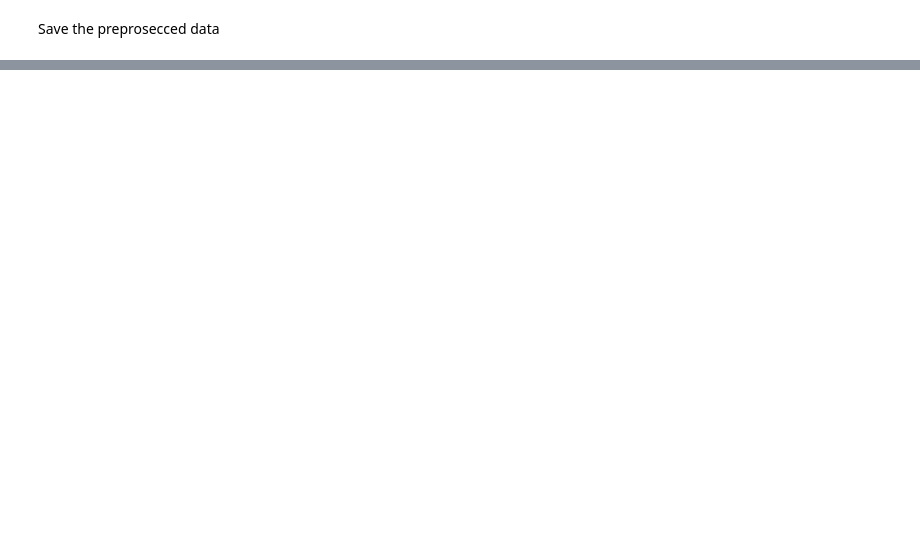
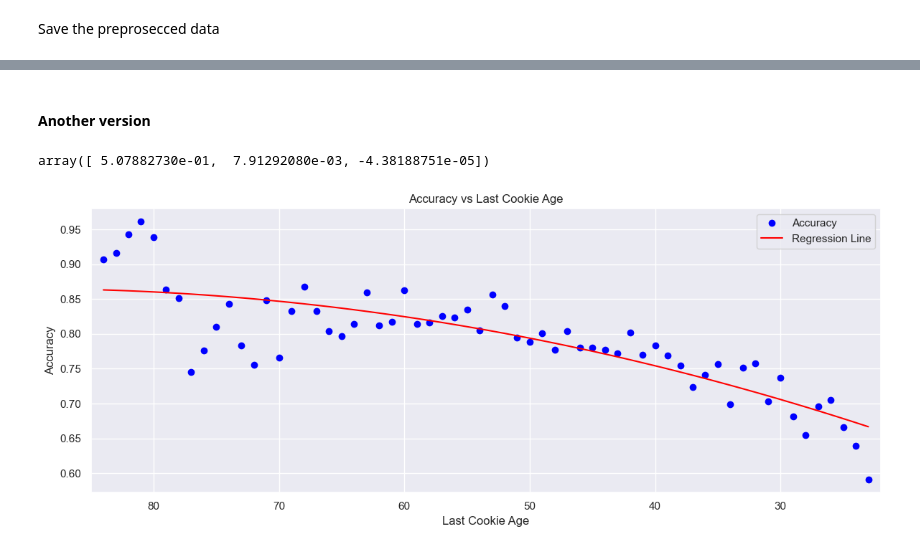
Before and after one commit to menisadi/merged, a Jupyter notebook: Notebooks/Test my perfect cookies.ipynb, the cells around one changed output, grey strips where cells are left out. Saved outputs shown, nothing was run; the diff lists cells and outputs as text; code cells hidden in the pictures; blank space fills up the shorter version.

```diff
--- a/Notebooks/Test my perfect cookies.ipynb
+++ b/Notebooks/Test my perfect cookies.ipynb
@@ -353,0 +519,2 @@ data.to_parquet('100KHH.parquet')
+# %%
+tested_train = result.join(result_full, how='left')
@@ -353,0 +602,6 @@ data.to_parquet('100KHH.parquet')
+# %% [markdown]
+#### Another version
+# %%
+tested_train_merged = tested_train[tested_train["mergeable"] == True]
+# %%
+success_rate_by_age = tested_train_merged.groupby("last_cookie_age")["mergeable_full"].mean()
@@ -353,0 +610,26 @@ data.to_parquet('100KHH.parquet')
+# %%
+x = np.array(success_rate_by_age.index)
+y = np.array(success_rate_by_age)
+
+# b, m = polyfit(x=success_rate_by_age.index, y=success_rate_by_age, deg=1)
+coeffs = polyfit(x, y, deg=2)
+# %%
+coeffs
+# %% [output]
+array([ 5.07882730e-01,  7.91292080e-03, -4.38188751e-05])
+# %%
+# plt.plot(accuracy_by_age, 'o-')
+plt.plot(x, y, 'o', label='Accuracy', color='blue')
+plt.plot(x, coeffs[0] + coeffs[1] * x + coeffs[2] * x**2, '-', label='Regression Line', color="red")
+# plt.plot(accuracy_by_age.index, b + m * accuracy_by_age.index, '-', label='Regression Line')
+plt.xlim(success_rate_by_age.index.max()+1, success_rate_by_age.index.min()-1)
+# plt.errorbar(x, y, yerr=success_rate_by_age_std[::-1], fmt='o-', capsize=4, ecolor="grey")
+# plt.errorbar(x, y, yerr=stds, fmt='o-', capsize=4, ecolor="grey")
+plt.xlabel('Last Cookie Age')
+plt.ylabel('Accuracy')
+plt.title('Accuracy vs Last Cookie Age')
+plt.legend()
+plt.tight_layout()
+plt.show()
+# %% [output]
+[figure, added]
```
Also changed, not shown: parts of 72 cells of this notebook, 5 other files.
